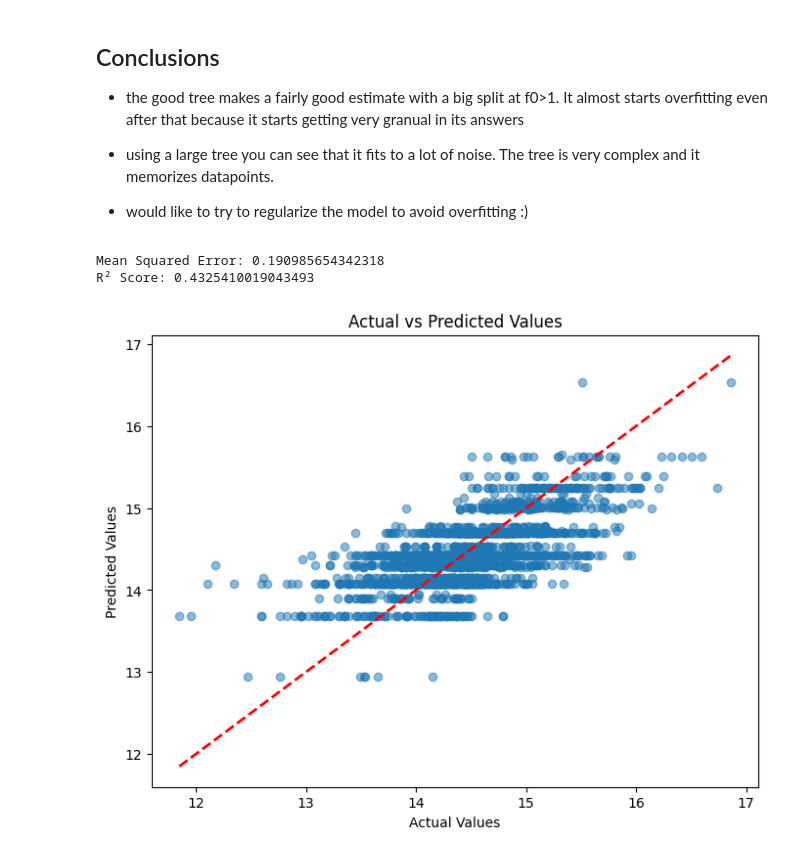
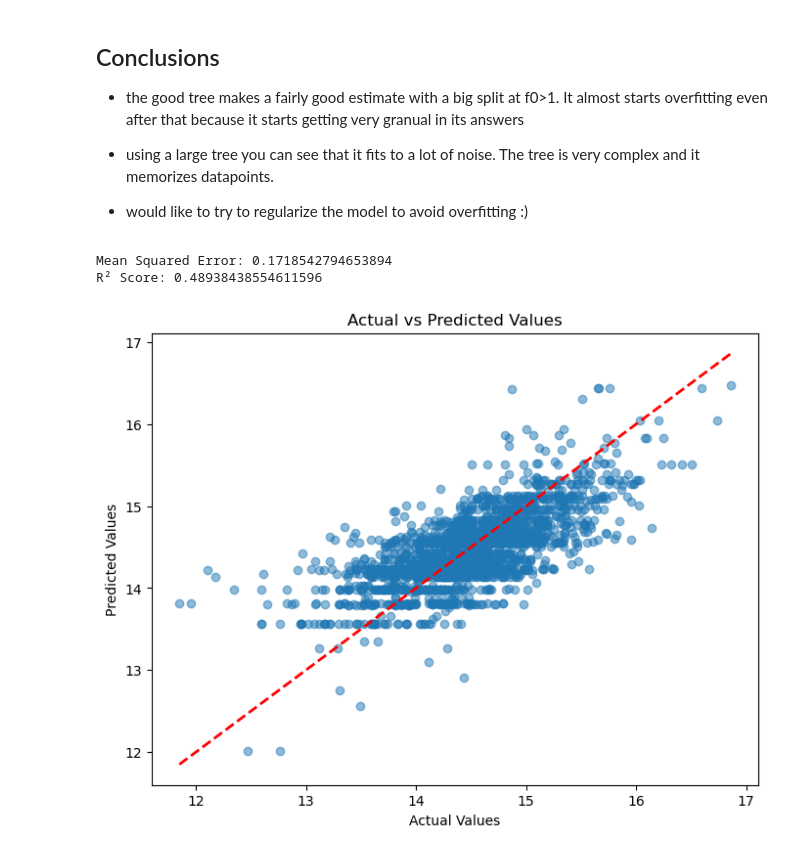
Before and after one commit to casperHansenTEOA/dat341, a Jupyter notebook: lab1.ipynb, the cells around one changed output. Drawn from its saved outputs; the diff is of its cells as text; code cells hidden in the pictures.

```diff
--- a/lab1.ipynb
+++ b/lab1.ipynb
@@ -819,31 +819,49 @@ Large tree
 # %%
 from sklearn.metrics import r2_score
 
 
 import matplotlib.pyplot as plt
 
+depth = 8
 # Train the TreeRegressor
-reg = TreeRegressor(max_depth=5, variance=0.001)
+reg = TreeRegressor(max_depth = depth, variance=0.001)
 reg.fit(XtrainHouse, YtrainHouse)
 
 # Predict on the test data
 Yguess = reg.predict(XtestHouse)
+# Yguess_train = reg.predict(XtrainHouse)
 
 mse = mean_squared_error(YtestHouse, Yguess)
+# mse_train = mean_squared_error(YtrainHouse, Yguess_train)
 print("Mean Squared Error:", mse)
+# print("Mean Squared Error:", mse_train)
 
 r2 = r2_score(YtestHouse, Yguess)
+# r2_train = r2_score(YtrainHouse, Yguess_train)
 print("R² Score:", r2)
+# print("R² Test Score:", r2_train)
 
 # Plot actual vs predicted values
 plt.figure(figsize=(8, 6))
 plt.scatter(YtestHouse, Yguess, alpha=0.5)
 plt.plot([YtestHouse.min(), YtestHouse.max()], [YtestHouse.min(), YtestHouse.max()], 'r--', lw=2)
 plt.xlabel("Actual Values")
 plt.ylabel("Predicted Values")
 plt.title("Actual vs Predicted Values")
 plt.show()
+
+
+# fig, (ax1, ax2) = plt.subplots(1, 2, sharex=True, sharey=True)
+# fig.set_figwidth(12)
+# fig.suptitle(f"Depth = {depth}")
+# ax1.scatter(YtestHouse, Yguess, alpha=0.5)
+# ax1.set_title("Test Data")
+# ax1.plot([YtestHouse.min(), YtestHouse.max()], [YtestHouse.min(), YtestHouse.max()], 'r--', lw=2)
+# ax2.scatter(YtrainHouse, Yguess_train, alpha=0.5)
+# ax2.set_title("Train Data")
+# ax2.plot([YtrainHouse.min(), YtrainHouse.max()], [YtrainHouse.min(), YtrainHouse.max()], 'r--', lw=2)
+# plt.show()
 # %% [output]
-Mean Squared Error: 0.190985654342318
-R² Score: 0.4325410019043493
+Mean Squared Error: 0.1718542794653894
+R² Score: 0.48938438554611596
-[figure, old version]
+[figure, new version]
```
Also changed, not shown: parts of 5 cells of this notebook.
